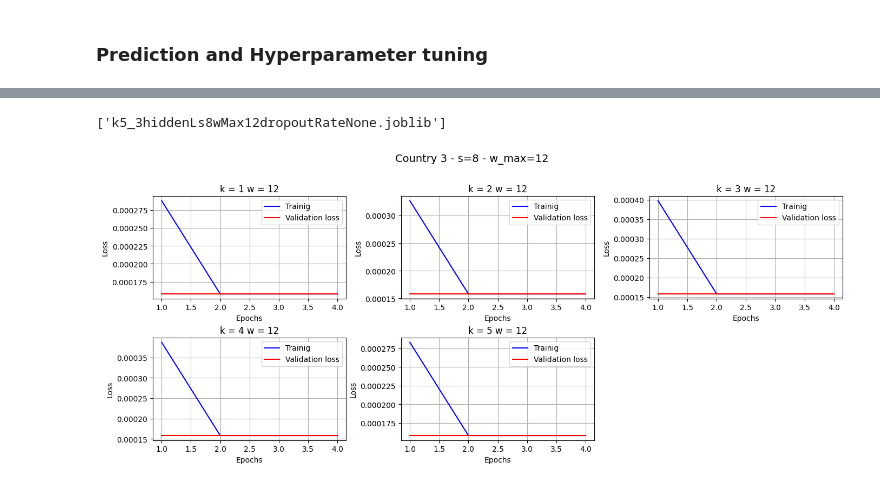
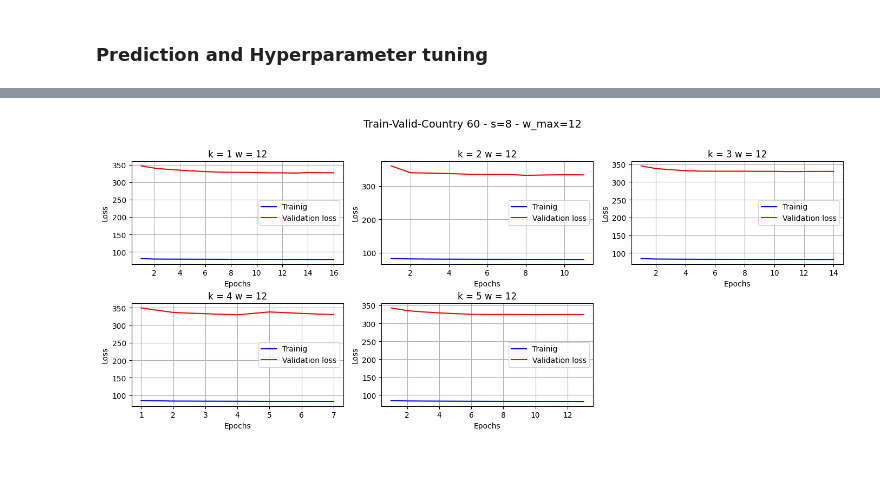
Before and after one commit to toboden/ConflictPredProbabilistic, a Jupyter notebook: neural net/Main_feedFwdNN_empirical_HyperparamValidRolling.ipynb, the cells around one changed output, grey strips where cells are left out. Cells and saved outputs as stored; diff of their text form; code cells hidden in the pictures.

```diff
--- a/neural net/Main_feedFwdNN_empirical_HyperparamValidRolling.ipynb
+++ b/neural net/Main_feedFwdNN_empirical_HyperparamValidRolling.ipynb
@@ -158,10 +158,13 @@ wdi = [
     'splag_wdi_sm_pop_netm', 'splag_wdi_ag_lnd_frst_k2'
 ]
 
+ged = ['ged_sb']
+
 feature_subset_dict = {'conflict_history':conflict_history,
                        'vdem':vdem,
                        'wdi':wdi,
-                       'all':all_features}
+                       'all':all_features,
+                       'ged':ged}
 # %% [markdown]
 ### Group data by country_id
 # %%
@@ -290,10 +293,11 @@ class FeedForwardNN(tf.keras.Model):
         #neuronsL1, neuronsL2, neuronsL3 = split_neurons_3hiddenlayer(neurons_hidden_layer)
 
 
-        self.hidden_layer1 = Dense(np.round(neurons_hidden_layer/3), activation='relu')
+        self.hidden_layer1 = Dense(3, activation='relu')
         self.dropout = Dropout(0.3)
-        self.hidden_layer2 = Dense(np.round(neurons_hidden_layer/3), activation='relu')
-        self.hidden_layer3 = Dense(np.round(neurons_hidden_layer/3), activation='relu')
+        self.hidden_layer2 = Dense(np.round(neurons_hidden_layer/4), activation='relu')
+        self.hidden_layer3 = Dense(np.round(neurons_hidden_layer/4), activation='relu')
+        self.hidden_layer4 = Dense(np.round(neurons_hidden_layer/4), activation='relu')
         self.untransformed_output = Dense(neurons_output)
         self.final_output = Lambda(ReLUTransform())
 
@@ -302,16 +306,17 @@ class FeedForwardNN(tf.keras.Model):
     def call(self, inputs):
         x = self.hidden_layer1(inputs)
         #x = self.dropout(x)
-        x = self.hidden_layer2(x)
-        x = self.hidden_layer3(x)
+        #x = self.hidden_layer2(x)
+        #x = self.hidden_layer3(x)
+        #x = self.hidden_layer4(x)
         x = self.untransformed_output(x)
         y = self.final_output(x)
         return y
 
 
 numberNeurons='neuronshiddenlayer'
-numberHiddenLayers='3'
-drouputRate = None
+numberHiddenLayers='4'
+drouputRate = 0.3
 # Definiere den EarlyStopping-Callback
 patience = 3
 early_stopping = EarlyStopping(monitor='val_loss', patience=patience, restore_best_weights=True)
@@ -525,6 +530,8 @@ for country_id in country_list:
 
 
 country_list = [x for x in country_list if x not in zero_fatalities_country_list]
+# %%
+country_list = [60]
 # %% [markdown]
 ### Prediction and Hyperparameter tuning
 # %%
@@ -546,7 +553,7 @@ NNet_prediction_list = [{'country_id': country, pred_year_string: []} for countr
 ### set hyperparameters for the prediction task
 ## dataset validation split hyperparams
 k_max = 5 # k_max rolling windows, e.g. models that train and evaluate on the data
-rel_validation_size = 0.4 # percentual size of the validation set
+rel_validation_size = 0.5 # percentual size of the validation set
 var_threshold = 0.05 # variance threshold for dropping columns
 mean_fatlities_per_month_threshold = 5 # threshold for the average number of fatalities per month (conflict trap detection)
 
@@ -562,7 +569,7 @@ batchSize = 1
 epochSize = 100
 learningRate = 0.1
 
-feature_subset = 'wdi' # 'conflict_history', 'vdem', 'wdi', 'all'
+feature_subset = 'ged' # 'conflict_history', 'vdem', 'wdi', 'all'
 
 used_hyperparameter_dict = {'s': s, 'k': k_max, 'wMax': w_max, 'relValidationSize': rel_validation_size,
                             'conflictTrapThresh': mean_fatlities_per_month_threshold, 'features': feature_subset,
@@ -647,6 +654,13 @@ for country_index in tqdm(range(number_countries)):
                             callbacks=[early_stopping],
                             verbose=0, shuffle=False)
 
+        """ # fit the model
+        history = model.fit(X_validate, Y_validate,
+                            batch_size=batchSize, epochs=epochSize,
+                            validation_data=(X_train, Y_train),
+                            callbacks=[early_stopping],
+                            verbose=0, shuffle=False) """
+
         ## prediction
         prediction = model.predict(X_test)
         # round the prediction values to integers
@@ -737,9 +693,7 @@ from joblib import dump, load
 
 joblib_string = 'k' + str(used_hyperparameter_dict['k']) + '_' + str(used_hyperparameter_dict['numberHiddenLayers']) + 'hiddenL' + 's' + str(used_hyperparameter_dict['s']) + 'wMax' + str(used_hyperparameter_dict['wMax']) + 'dropoutRate' + str(used_hyperparameter_dict['dropoutRate']) + '.joblib'
 
-dump([NNet_prediction_list, used_hyperparameter_dict, country_list, pred_year_string],  joblib_string)
+#dump([NNet_prediction_list, used_hyperparameter_dict, country_list, pred_year_string],  joblib_string)
-# %% [output]
-['k5_3hiddenLs8wMax12dropoutRateNone.joblib']
 # %%
 # maximal possible index: 93
 country_index = 0
@@ -751,32 +705,32 @@ i = 0 #zeile
 j = 0 #spalte
 # Erstelle eine Figur mit 1 Zeile und 3 Spalten für die beiden Plots nebeneinander und kleiner
 fig, axes = plt.subplots(nrows=2, ncols=3, figsize=(14, 6))
 
-title_string = 'Country ' + str(NNet_prediction_list[country_index]['country_id']) + ' - s=' + str(NNet_prediction_list[country_index][pred_year_string][0]['s']) + ' - w_max=' + str(w_max)
+title_string = 'Train-Valid-Country ' + str(NNet_prediction_list[country_index]['country_id']) + ' - s=' + str(NNet_prediction_list[country_index][pred_year_string][0]['s']) + ' - w_max=' + str(w_max)
 
 for k in range(0, k_max):
     loss = NNet_prediction_list[country_index][pred_year_string][0]['loss'][k]
     val_loss = NNet_prediction_list[country_index][pred_year_string][0]['val_loss'][k]
     epochs = NNet_prediction_list[country_index][pred_year_string][0]['epochs'][k]
 
     axes[i][j].plot(epochs, loss, color='blue', label='Trainig')
     axes[i][j].plot(epochs, val_loss, color='red', label='Validation loss')
     axes[i][j].set_title('k = ' + str(k+1) + ' w = ' + str(NNet_prediction_list[country_index][pred_year_string][0]['w'][k]))
     axes[i][j].set_xlabel('Epochs')
     axes[i][j].set_ylabel('Loss')
     axes[i][j].legend()
     axes[i][j].grid(True)
     if j == 2:
         i += 1
         j = 0
     else:
         j += 1
 
 axes[1, 2].axis('off')  # Schalte Achsen für leere Plots aus
 
 plt.tight_layout()  # Optimiere den Abstand zwischen den Subplots
 plt.subplots_adjust(top=0.85)  # Mache Platz für den Haupttitel außerhalb des Plotbereichs
 fig.suptitle(title_string, y=0.98, fontsize=14)
 plt.show()
 # %% [output]
-[figure, old version]
+[figure, new version]
```
Also changed, not shown: parts of 3 cells of this notebook, 9 other files.
